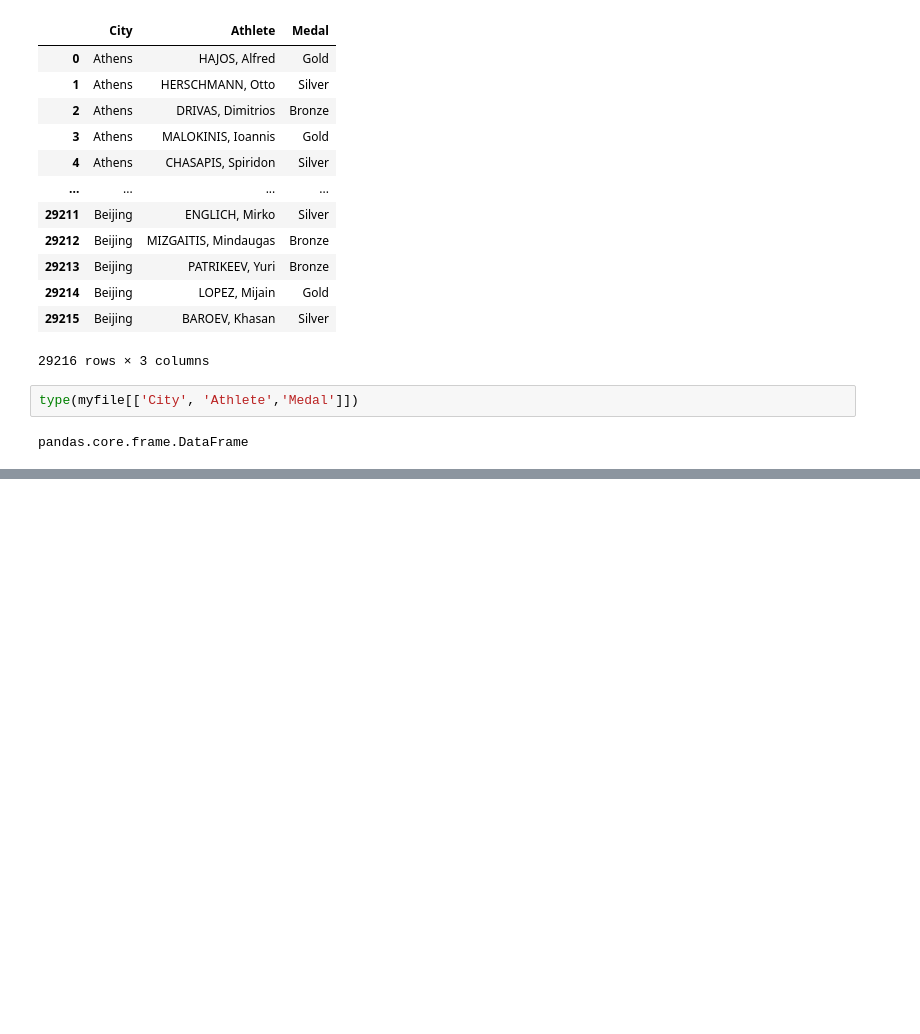
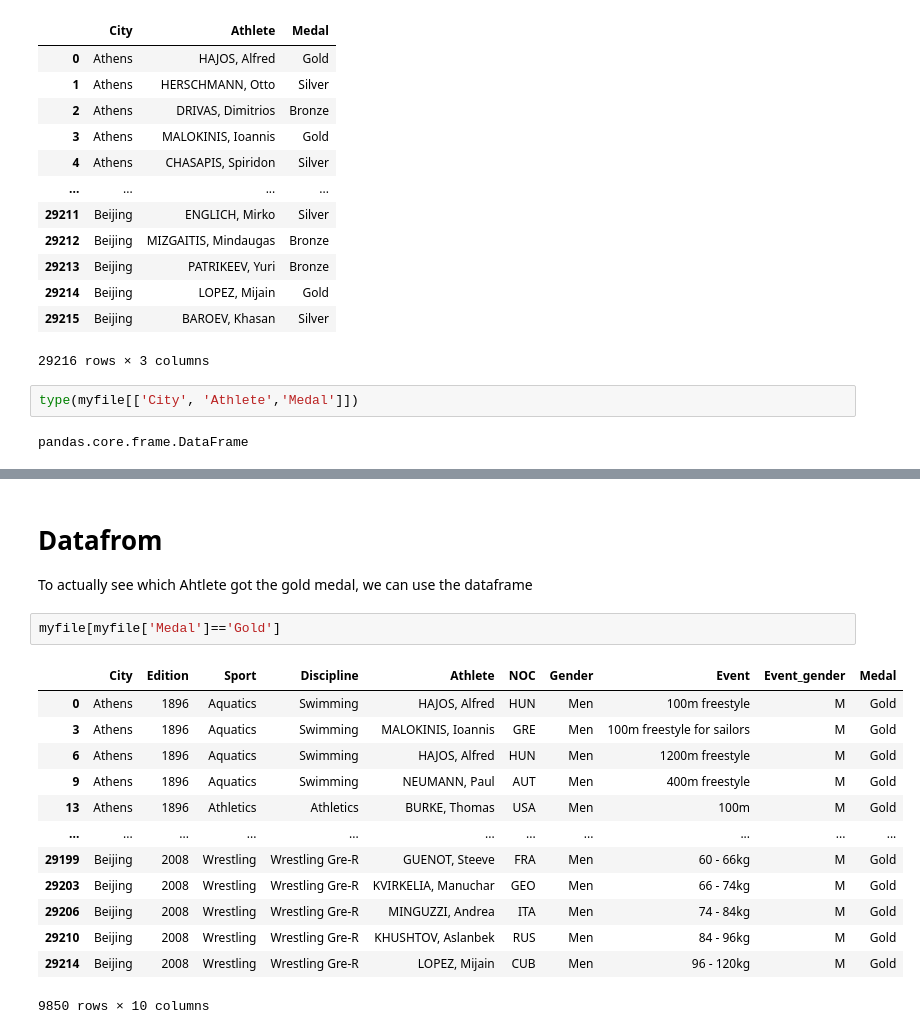
Before and after one commit to dariushazimi/notebooks, a Jupyter notebook: PandasTraining.ipynb, the cells around one changed output, grey strips where cells are left out. Cells and saved outputs as stored; diff of their text form; blank space fills up the shorter version.

```diff
--- a/PandasTraining.ipynb
+++ b/PandasTraining.ipynb
@@ -94,0 +183,19 @@ myfile
+# %% [markdown]
+# Datafrom
+To actually see which Ahtlete got the gold medal, we can use the dataframe
+# %%
+myfile[myfile['Medal']=='Gold']
+# %% [output]
+|  | City | Edition | Sport | Discipline | Athlete | NOC | Gender | Event | Event_gender | Medal |
+| 0 | Athens | 1896 | Aquatics | Swimming | HAJOS, Alfred | HUN | Men | 100m freestyle | M | Gold |
+| 3 | Athens | 1896 | Aquatics | Swimming | MALOKINIS, Ioannis | GRE | Men | 100m freestyle for sailors | M | Gold |
+| 6 | Athens | 1896 | Aquatics | Swimming | HAJOS, Alfred | HUN | Men | 1200m freestyle | M | Gold |
+| 9 | Athens | 1896 | Aquatics | Swimming | NEUMANN, Paul | AUT | Men | 400m freestyle | M | Gold |
+| 13 | Athens | 1896 | Athletics | Athletics | BURKE, Thomas | USA | Men | 100m | M | Gold |
+| ... | ... | ... | ... | ... | ... | ... | ... | ... | ... | ... |
+| 29199 | Beijing | 2008 | Wrestling | Wrestling Gre-R | GUENOT, Steeve | FRA | Men | 60 - 66kg | M | Gold |
+| 29203 | Beijing | 2008 | Wrestling | Wrestling Gre-R | KVIRKELIA, Manuchar | GEO | Men | 66 - 74kg | M | Gold |
+| 29206 | Beijing | 2008 | Wrestling | Wrestling Gre-R | MINGUZZI, Andrea | ITA | Men | 74 - 84kg | M | Gold |
+| 29210 | Beijing | 2008 | Wrestling | Wrestling Gre-R | KHUSHTOV, Aslanbek | RUS | Men | 84 - 96kg | M | Gold |
+| 29214 | Beijing | 2008 | Wrestling | Wrestling Gre-R | LOPEZ, Mijain | CUB | Men | 96 - 120kg | M | Gold |
+9850 rows × 10 columns
```
Also changed, not shown: parts of 38 cells of this notebook.
